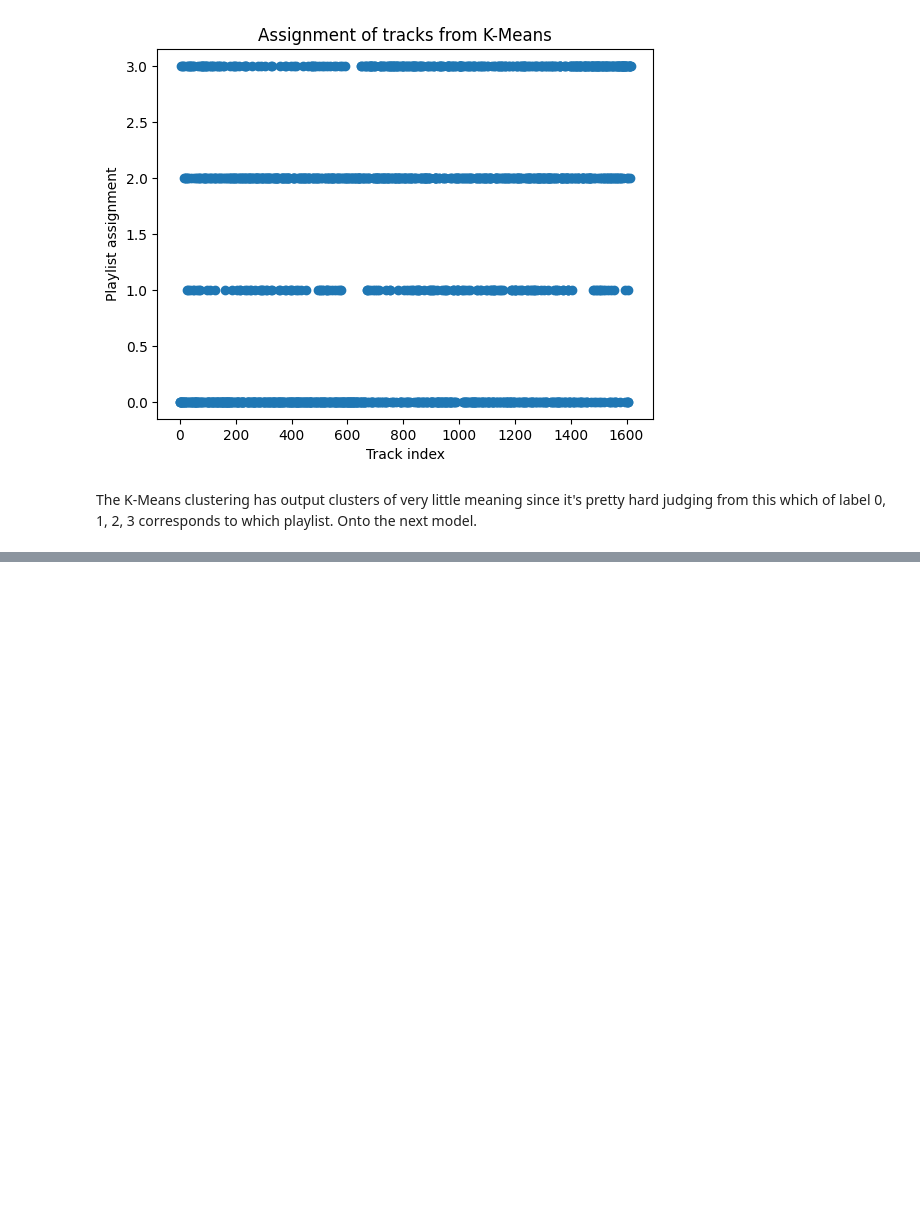
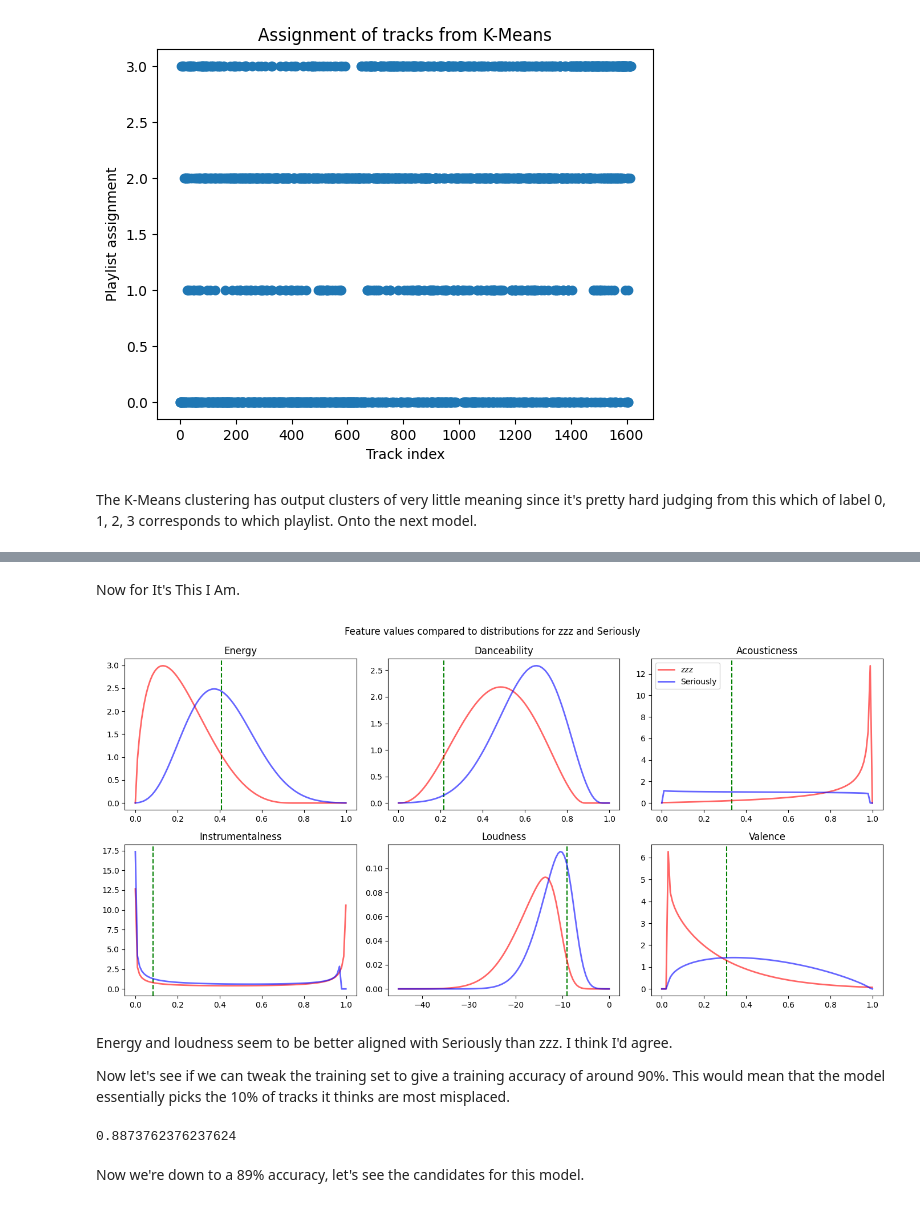
Before and after one commit to dbatten5/spauditify, a Jupyter notebook: poc.ipynb, the cells around one changed output, grey strips where cells are left out. Cells and saved outputs as stored; diff of their text form; code cells hidden in the pictures; blank space fills up the shorter version.

```diff
--- a/poc.ipynb
+++ b/poc.ipynb
@@ -843,0 +898,24 @@ The K-Means clustering has output clusters of very little meaning since it's pre
+# %% [markdown]
+Now for It's This I Am.
+# %%
+plot_track_against_playlists(1279, "zzz", "Seriously")
+# %% [output]
+[figure, added]
+# %% [markdown]
+Energy and loudness seem to be better aligned with Seriously than zzz. I think I'd agree.
+
+Now let's see if we can tweak the training set to give a training accuracy of around 90%. This would mean that the model essentially picks the 10% of tracks it thinks are most misplaced.
+# %%
+from sklearn.model_selection import train_test_split
+
+X_train, _, y_train, _ = train_test_split(X, y, test_size=0.2, random_state=42)
+
+clf_2 = DecisionTreeClassifier(random_state=1)
+
+clf_2.fit(X_train, y_train)
+
+clf_2.score(X, y)
+# %% [output]
+0.8873762376237624
+# %% [markdown]
+Now we're down to a 89% accuracy, let's see the candidates for this model.
```
Also changed, not shown: parts of 24 cells of this notebook, 3 other files.
